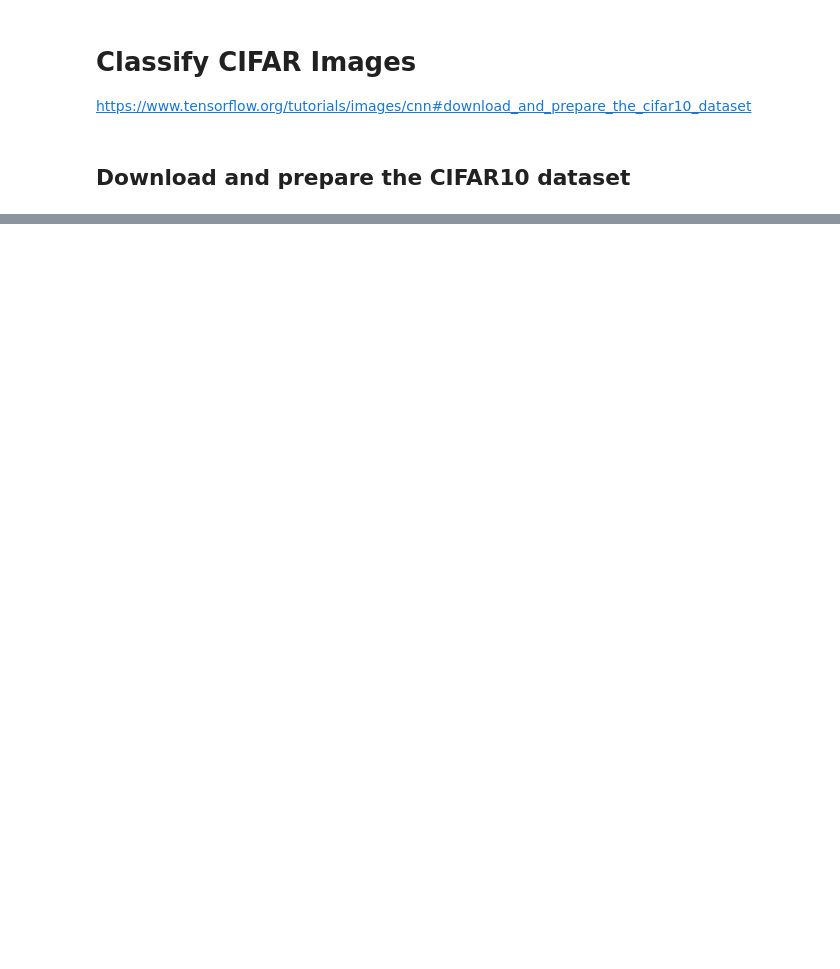
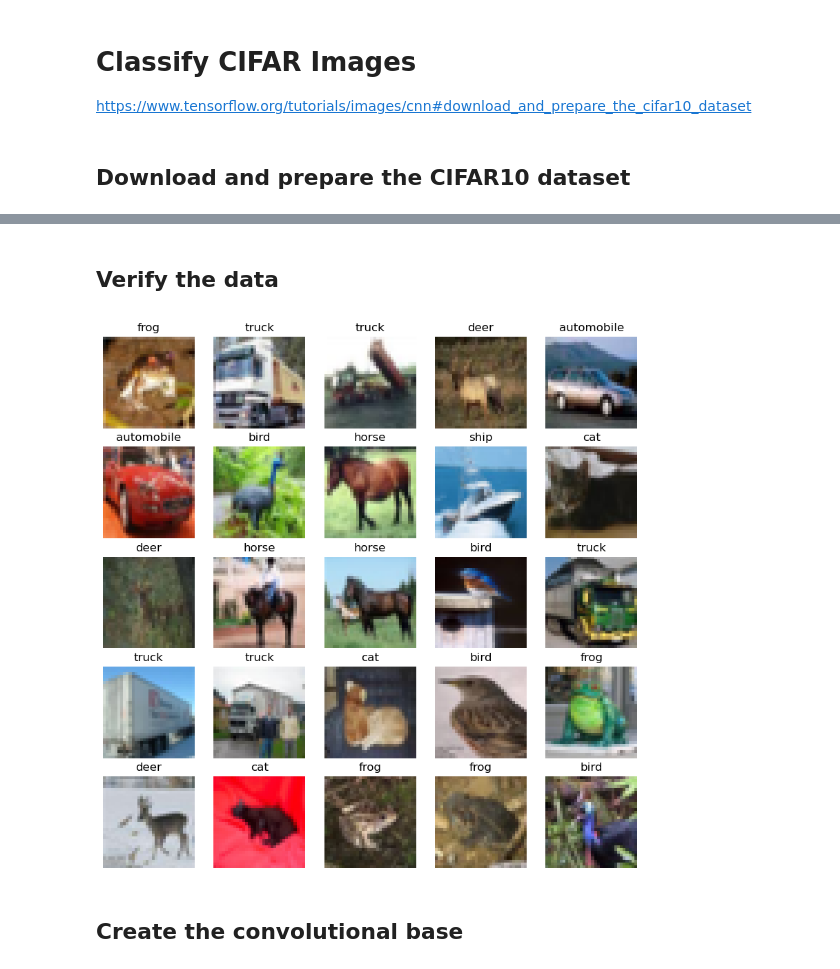
Before and after one commit to hrstnikolov/Deep-Learning, a Jupyter notebook: 03 Images/Classify CIFAR Images.ipynb, the cells around one changed output, grey strips where cells are left out. Drawn from its saved outputs; the diff is of its cells as text; code cells hidden in the pictures; blank space fills up the shorter version.

```diff
--- a/03 Images/Classify CIFAR Images.ipynb
+++ b/03 Images/Classify CIFAR Images.ipynb
@@ -14,4 +16,4 @@ https://www.tensorflow.org/tutorials/images/cnn#download_and_prepare_the_cifar10
 # %% [markdown]
 ## Download and prepare the CIFAR10 dataset
 # %%
-(train_images, train_labels), (test_images, test_labels) = datasets.cifar10.load_data()
+(train_images, train_labels), (test_images, test_labels) = cifar10.load_data()
@@ -21,3 +20,22 @@ Downloading data from https://www.cs.toronto.edu/~kriz/cifar-10-python.tar.gz
 # %%
 # Normalize pixel values to be between 0 and 1
 train_images, test_images = train_images / 255.0, test_images / 255.0
+# %% [markdown]
+## Verify the data
+# %%
+class_names = ['airplane', 'automobile', 'bird', 'cat', 'deer',
+               'dog', 'frog', 'horse', 'ship', 'truck']
+
+plt.figure(figsize=(10,10))
+
+for i in range(25):
+    plt.subplot(5,5,i+1)
+    plt.imshow(train_images[i])
+    plt.title(class_names[train_labels[i][0]])
+    plt.axis('off')
+
+plt.show()
+# %% [output]
+[figure, added]
+# %% [markdown]
+## Create the convolutional base
```
Also changed, not shown: parts of 10 cells of this notebook, 7 other files.
